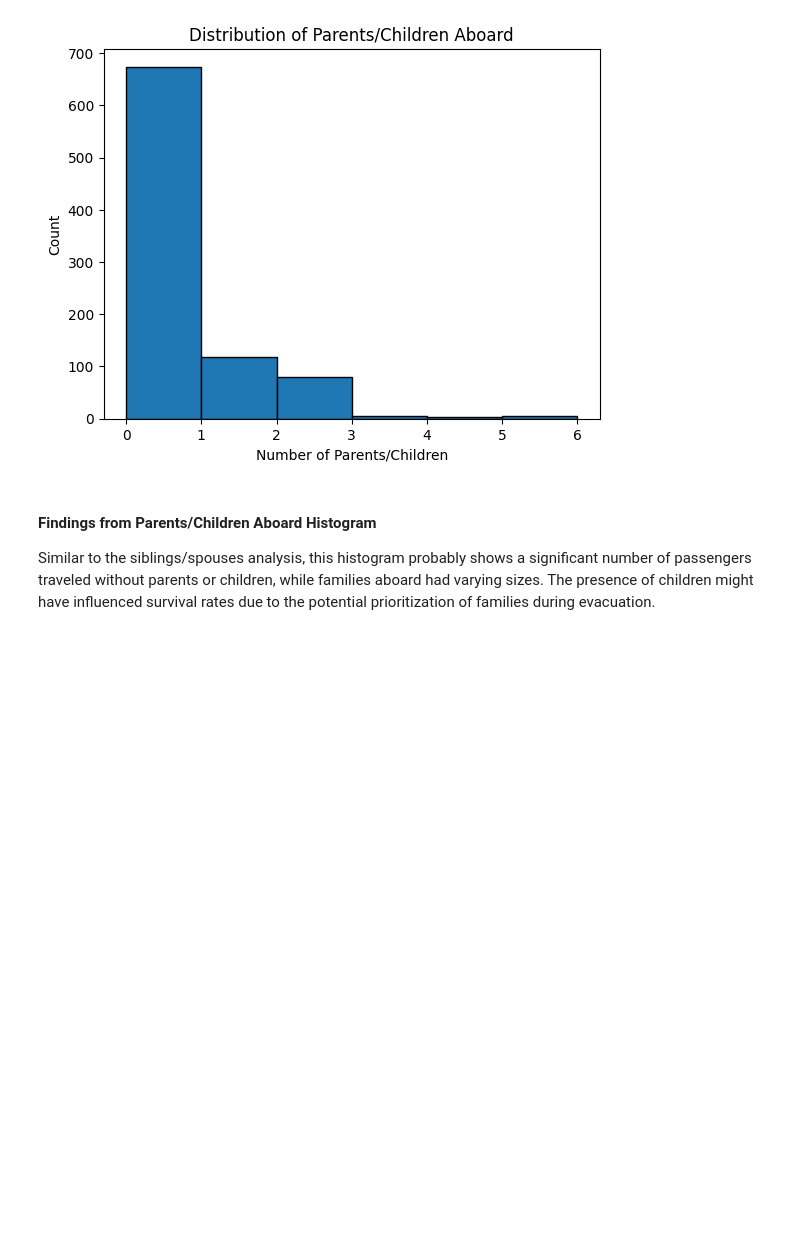
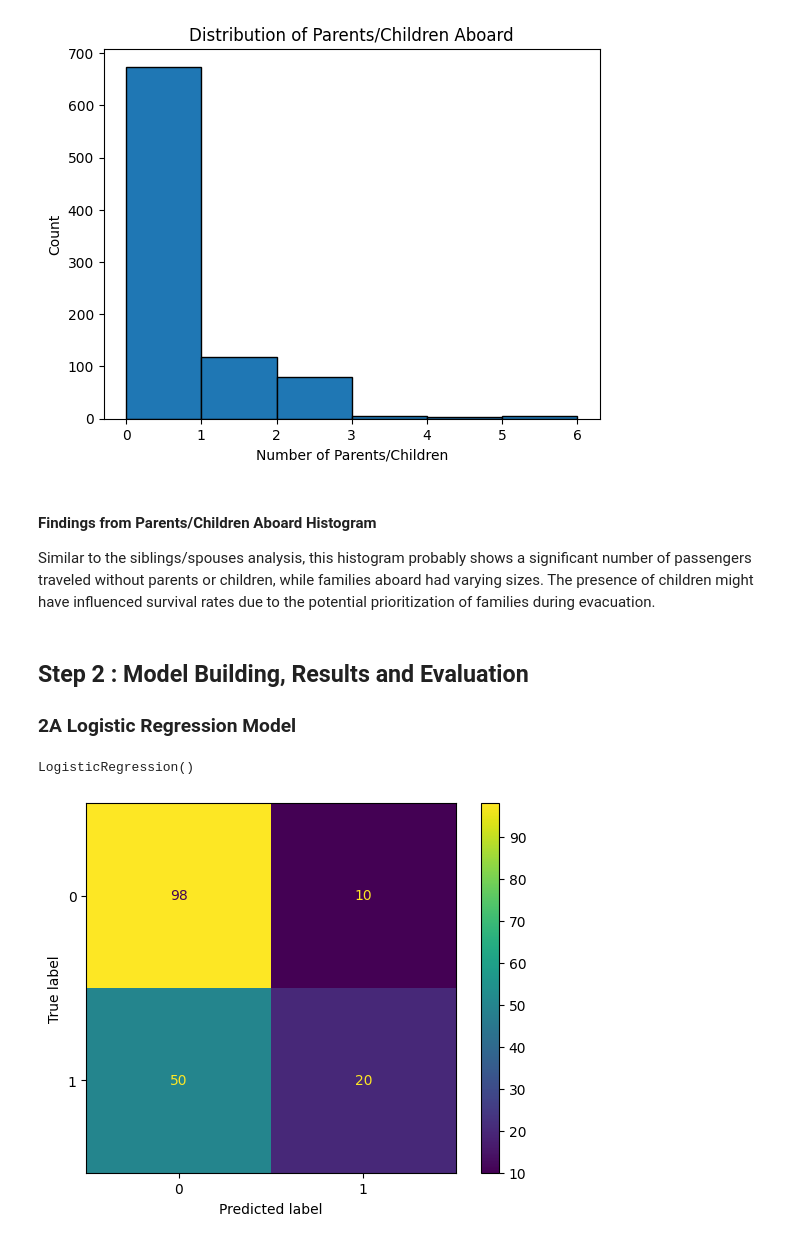
Before and after one commit to carlosCHUv2/Titanic_survival_prediction, a Jupyter notebook: Titanic_notebook.ipynb, the cells around one changed output. Cells and saved outputs as stored; diff of their text form; code cells hidden in the pictures; blank space fills up the shorter version.

```diff
--- a/Titanic_notebook.ipynb
+++ b/Titanic_notebook.ipynb
@@ -360,3 +360,45 @@ plt.show()
 #### Findings from Parents/Children Aboard Histogram
 
 Similar to the siblings/spouses analysis, this histogram probably shows a significant number of passengers traveled without parents or children, while families aboard had varying sizes. The presence of children might have influenced survival rates due to the potential prioritization of families during evacuation.
+# %% [markdown]
+## Step 2 : Model Building, Results and Evaluation
+### 2A Logistic Regression Model
+# %%
+#Step 1: Data Preprocessing
+# As there is no missing values in 'Fare' (found in previous step) but if there are, we can handle them as follows:
+# df['Fare'].fillna(df['Fare'].median(), inplace=True)
+
+# Feature selection: Isolating 'Fare' and 'Survived'
+X = df0[['Fare']]  # Keep 'Fare' in a DataFrame format for sklearn compatibility
+y = df0['Survived']
+# %%
+#Step 2: Splitting the Data
+# Split the data into training and testing sets
+X_train, X_test, y_train, y_test = train_test_split(X, y, test_size=0.2, random_state=8964)
+# %%
+#Step 3: Building the Logistic Regression Model
+# Initialize and train the Logistic Regression model
+model = LogisticRegression()
+model.fit(X_train, y_train)
+# %% [output]
+LogisticRegression()
+# %%
+#Making Predictions and Evaluating the Model
+# Make predictions on the test set
+y_pred = model.predict(X_test)
+
+# Generate the confusion matix
+
+# Compute values for confusion matrix
+log_cm = confusion_matrix(y_test, y_pred)
+
+# Create display of confusion matrix using the computed values
+log_disp = ConfusionMatrixDisplay(confusion_matrix=log_cm, display_labels=model.classes_)
+
+# Plot confusion matrix
+log_disp.plot(values_format='')
+
+# Display plot
+plt.show()
+# %% [output]
+[figure, added]
```
Also changed, not shown: parts of 20 cells of this notebook.
